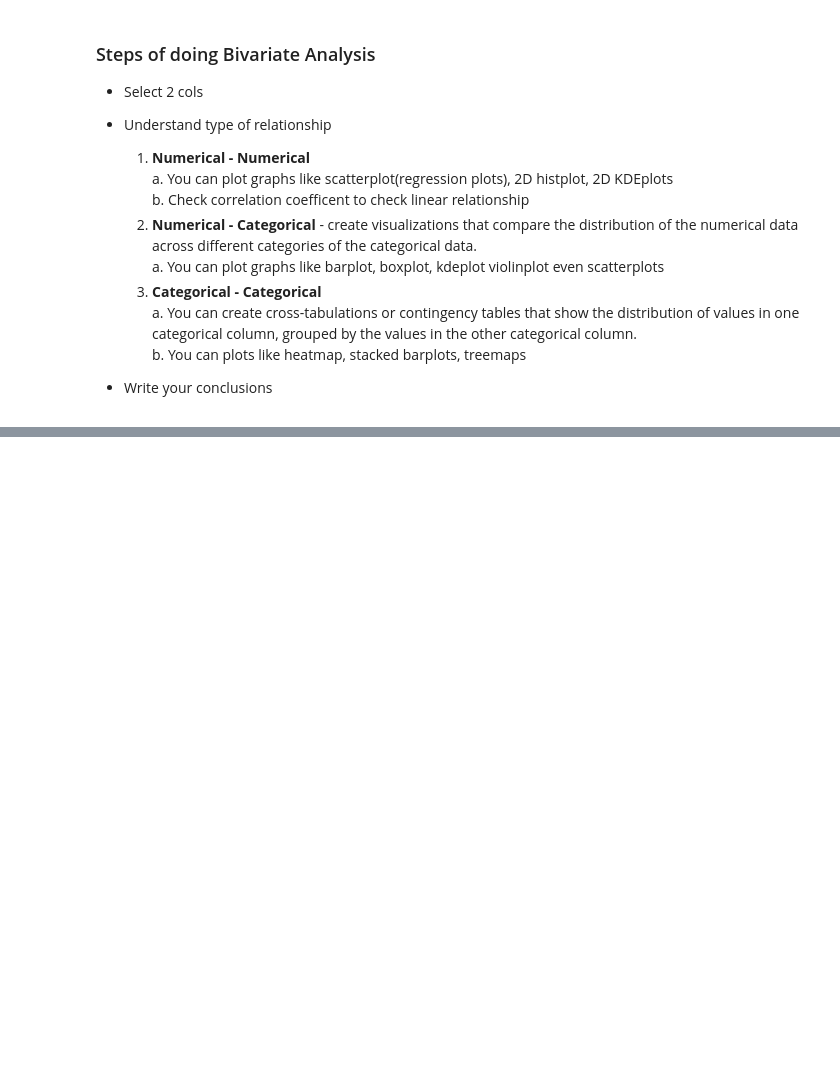
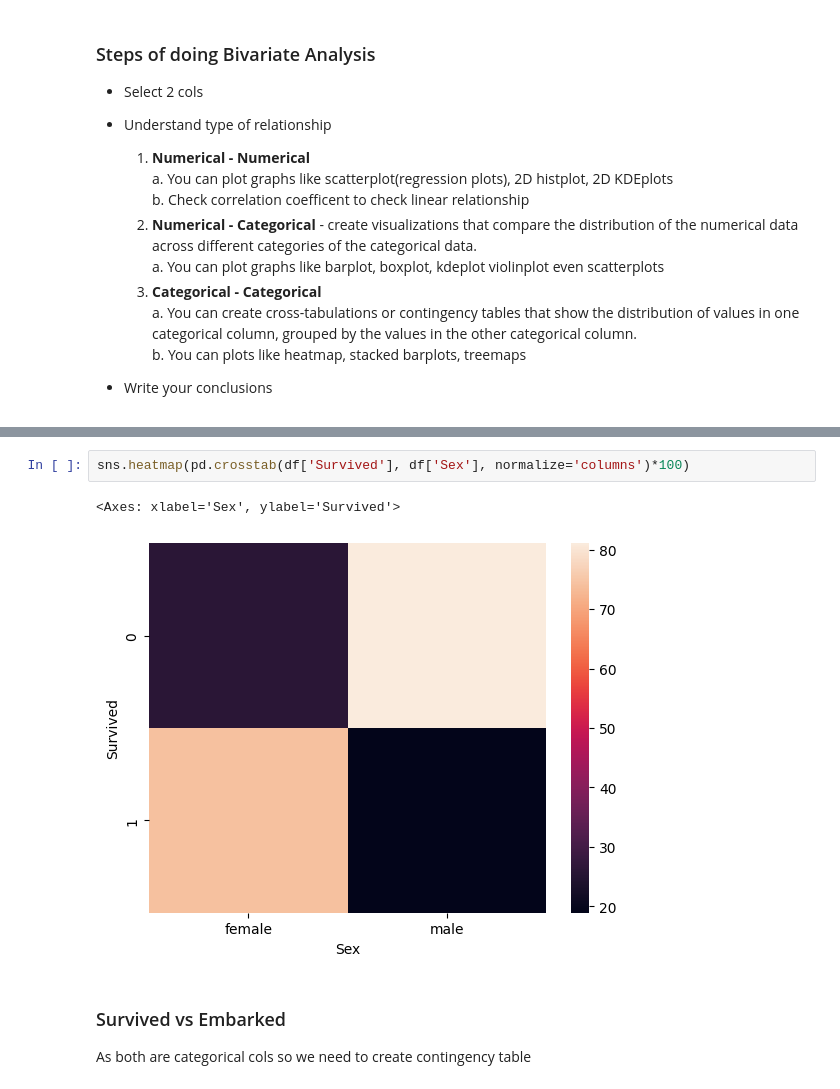
Before and after one commit to Muhammad-Waleed-Source/Exploratory-Data-Analysis, a Jupyter notebook: EDA.ipynb, the cells around one changed output, grey strips where cells are left out. Drawn from its saved outputs; the diff is of its cells as text; blank space fills up the shorter version.

```diff
--- a/EDA.ipynb
+++ b/EDA.ipynb
@@ -449,0 +521,8 @@ np.int64(2)
+# %%
+sns.heatmap(pd.crosstab(df['Survived'], df['Sex'], normalize='columns')*100)
+# %% [output]
+<Axes: xlabel='Sex', ylabel='Survived'>
+[figure, added]
+# %% [markdown]
+### Survived vs Embarked
+As both are categorical cols so we need to create contingency table
```
Also changed, not shown: parts of 18 cells of this notebook.
